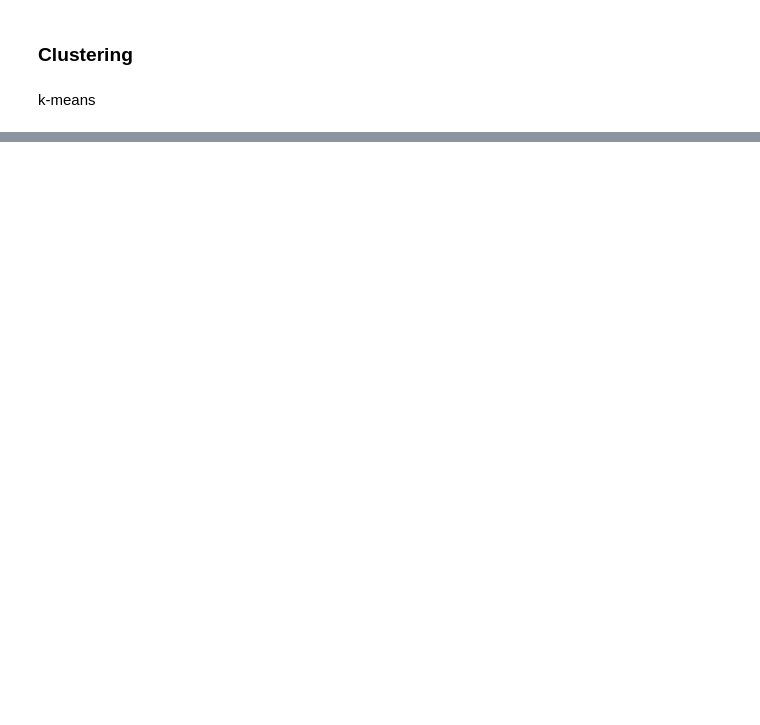
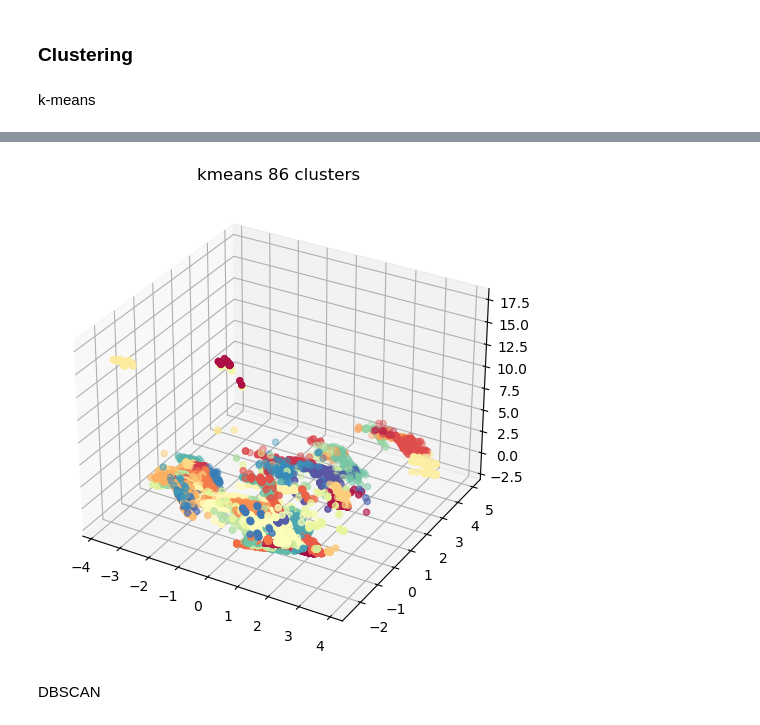
Before and after one commit to BenjaminDeporte/Cyber, a Jupyter notebook: code/unsupervised_learning.ipynb, the cells around one changed output, grey strips where cells are left out. Drawn from its saved outputs; the diff is of its cells as text; code cells hidden in the pictures; blank space fills up the shorter version.

```diff
--- a/code/unsupervised_learning.ipynb
+++ b/code/unsupervised_learning.ipynb
@@ -217,20 +268,8 @@ k-means
 # %%
-N_CLUSTERS = 20
-
 kmeans = KMeans(
-    n_clusters=N_CLUSTERS,
+    n_clusters=n_cluster_opt,
     random_state=0,
     init='k-means++', # educated attempt to have a good initialization
     n_init=1  # because k-means++
 )
-
-kmeans.fit(X_norm)
-labels = kmeans.labels_
-unique_labels = np.unique(labels)
-
-pca = PCA(
-    n_components = 3
-)
-
-X_embedding = pca.fit_transform(X_norm)
 # %%
@@ -252,0 +308,13 @@ plt.show()
+# %%
+labels = kmeans.fit_predict(X_norm)
+
+fig, ax = visu3d(
+    X_norm=X_norm,
+    model=kmeans,
+    labels=kmeans.fit_predict(X_norm),
+    titre=f'kmeans'
+)
+# %% [output]
+[figure, added]
+# %% [markdown]
+DBSCAN
```
Also changed, not shown: parts of 9 cells of this notebook, 2 other files.
